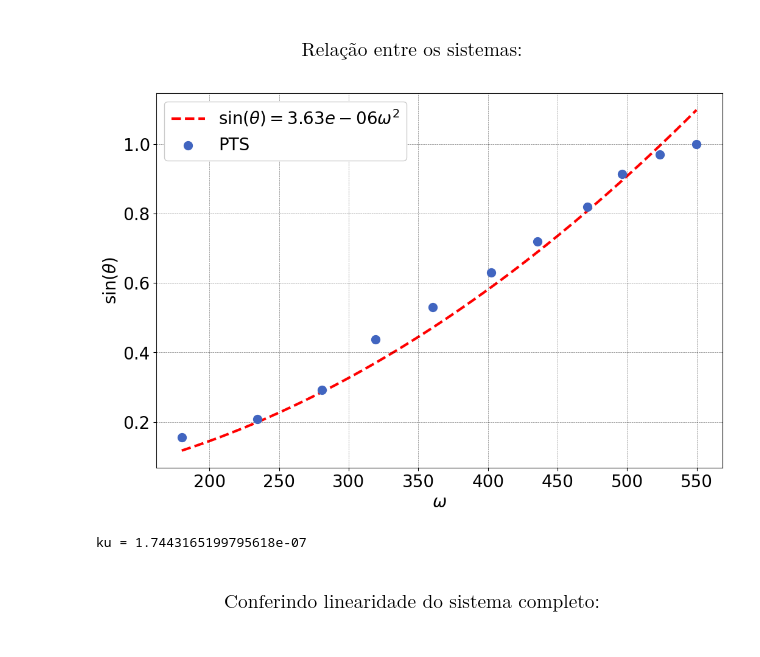
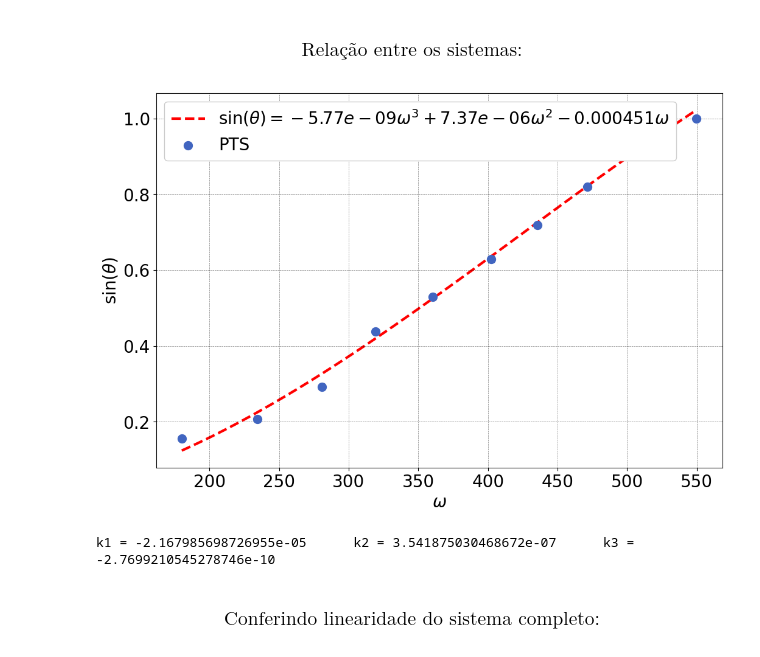
Before and after one commit to ErickNMA/LCD, a Jupyter notebook: ensaios_planta/fan-plate_analisys.ipynb, the cells around one changed output. Cells and saved outputs as stored; diff of their text form; code cells hidden in the pictures.

```diff
--- a/ensaios_planta/fan-plate_analisys.ipynb
+++ b/ensaios_planta/fan-plate_analisys.ipynb
@@ -295,38 +295,42 @@ Jp = 0.3584266433242307
 # %%
 #Dados:
 wmot = wxth[0]*2*np.pi/60
 sinth = np.sin(np.radians(wxth[1]))
 
 #Ajuste cúbico sem termo independente:
 A = []
 for w in wmot:
-    A.append([w**2])
+    A.append([w**3, w**2, w])
 A = np.array(A)
 B = np.array(sinth)[:, np.newaxis]
 C = (np.linalg.inv(A.T@A)@A.T@B).T[0]
 
-c2 = C[0]
+c3 = C[0]
+c2 = C[1]
+c1 = C[2]
 
 
 wlin = np.linspace(wmot[0], wmot[-1], 100)
-sincalc = np.polyval(np.array([c2, 0, 0]), wlin)
+sincalc = np.polyval(np.array([c3, c2, c1, 0]), wlin)
 
 #Plot:
 plt.figure()
-plt.plot(wlin, sincalc, linestyle='dashed', color='r', zorder=0, label=f'$\sin(\\theta) = {round(c2,8)}\omega^2$')
+plt.plot(wlin, sincalc, linestyle='dashed', color='r', zorder=0, label=f'$\sin(\\theta) = {round(c3,11)}\omega^3 + {round(c2,8)}\omega^2 {round(c1,6)}\omega$')
 plt.scatter(wmot, sinth, zorder=1, linewidth=5, label='PTS')
 plt.ylabel('$\sin(\\theta)$')
 plt.xlabel('$\omega$')
 plt.legend()
 plt.show()
 # %% [output]
-[figure, old version]
+[figure, new version]
 # %%
 #Ganho de acoplamento quadrático entre os sistemas:
-ku = c2*tg
-print(f'ku = {ku}')
+k1 = c1*tg
+k2 = c2*tg
+k3 = c3*tg
+print(f'k1 = {k1} \t k2 = {k2} \t k3 = {k3} \t')
 # %% [output]
-ku = 1.7443165199795618e-07
+k1 = -2.167985698726955e-05      k2 = 3.541875030468672e-07      k3 = -2.7699210545278746e-10
 # %% [markdown]
 ### $$ \text{Conferindo linearidade do sistema completo:}$$
 # %%
```
Also changed, not shown: 7 other files.
